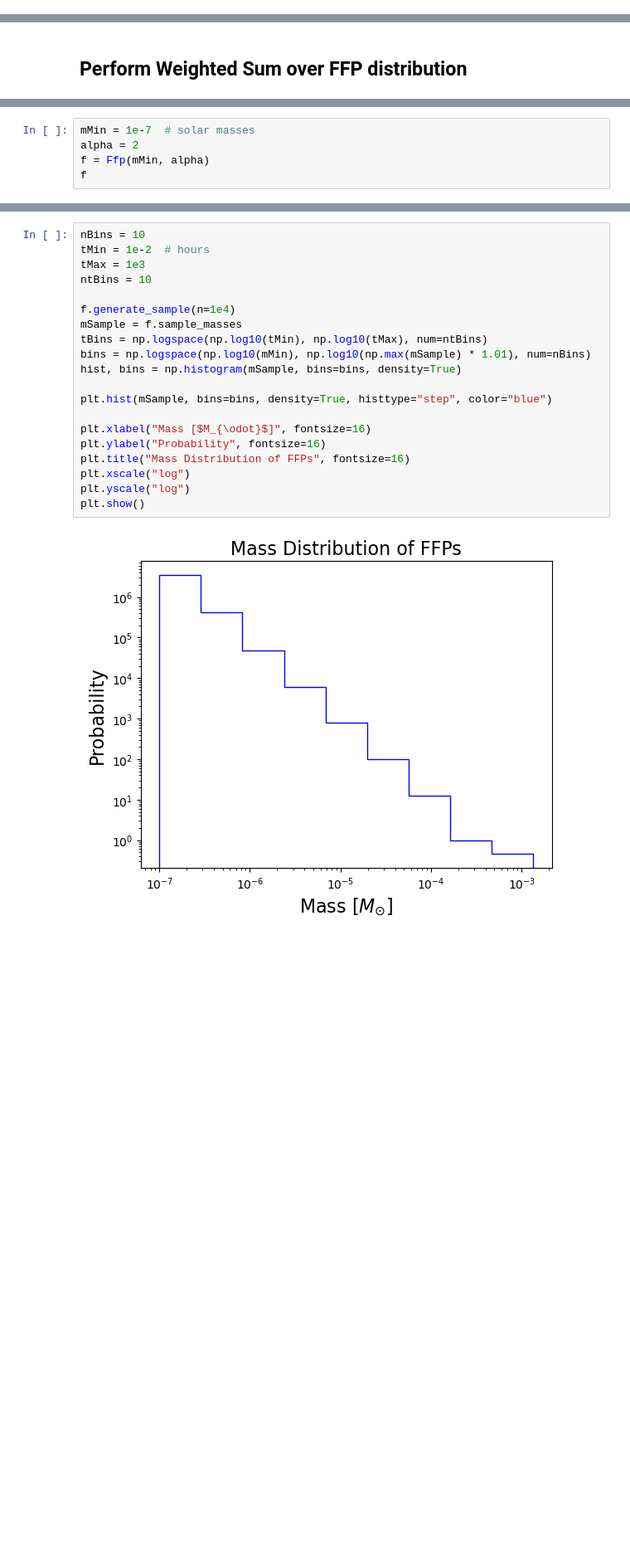
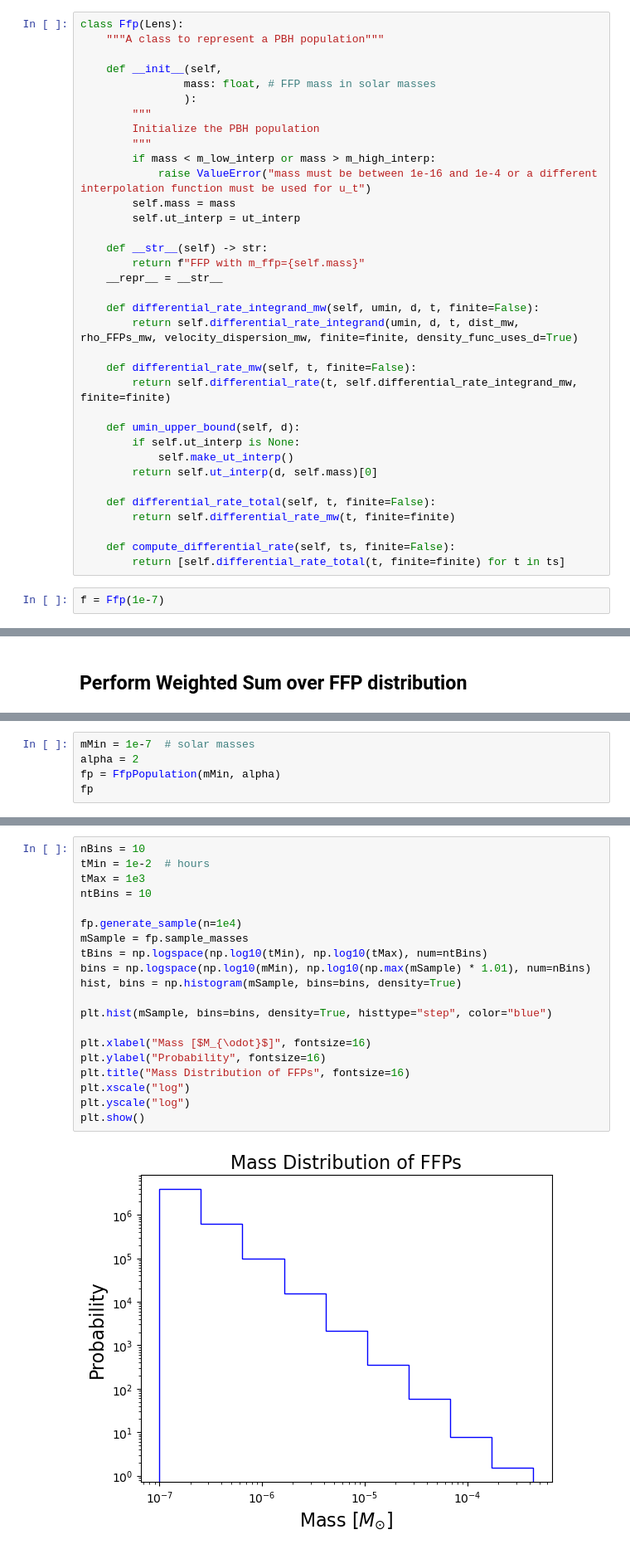
Before and after one commit to NolanSmyth/LensCalcPy, a Jupyter notebook: nbs/01_ffp.ipynb, the cells around one changed output, grey strips where cells are left out. Shown at 83% size. Drawn from its saved outputs; the diff is of its cells as text; blank space fills up the shorter version.

Commit message:
Separated ffp from ffp population

```diff
--- a/nbs/01_ffp.ipynb
+++ b/nbs/01_ffp.ipynb
@@ -226 +208,38 @@ def dGdt_FFP(t, m_ffp, finite=False):
+# %%
+class Ffp(Lens):
+    """A class to represent a PBH population"""
+
+    def __init__(self,
+                mass: float, # FFP mass in solar masses
+                ):
+        """
+        Initialize the PBH population
+        """
+        if mass < m_low_interp or mass > m_high_interp:
+            raise ValueError("mass must be between 1e-16 and 1e-4 or a different interpolation function must be used for u_t")
+        self.mass = mass
+        self.ut_interp = ut_interp
+
+    def __str__(self) -> str:
+        return f"FFP with m_ffp={self.mass}"
+    __repr__ = __str__
+
+    def differential_rate_integrand_mw(self, umin, d, t, finite=False):
+        return self.differential_rate_integrand(umin, d, t, dist_mw, rho_FFPs_mw, velocity_dispersion_mw, finite=finite, density_func_uses_d=True)
+
+    def differential_rate_mw(self, t, finite=False):
+        return self.differential_rate(t, self.differential_rate_integrand_mw, finite=finite)
+
+    def umin_upper_bound(self, d):
+        if self.ut_interp is None:
+            self.make_ut_interp()
+        return self.ut_interp(d, self.mass)[0]
+
+    def differential_rate_total(self, t, finite=False):
+        return self.differential_rate_mw(t, finite=finite)
+
+    def compute_differential_rate(self, ts, finite=False):
+        return [self.differential_rate_total(t, finite=finite) for t in ts]
+# %%
+f = Ffp(1e-7)
 # %%
@@ -321,6 +340,6 @@ class Ffp:
 # %%
 mMin = 1e-7  # solar masses
 alpha = 2
-f = Ffp(mMin, alpha)
-f
+fp = FfpPopulation(mMin, alpha)
+fp
 # %% [output]
@@ -328,23 +347,23 @@ FFP: mlow=1e-07, alpha=2
 # %%
 nBins = 10
 tMin = 1e-2  # hours
 tMax = 1e3
 ntBins = 10
 
-f.generate_sample(n=1e4)
-mSample = f.sample_masses
+fp.generate_sample(n=1e4)
+mSample = fp.sample_masses
 tBins = np.logspace(np.log10(tMin), np.log10(tMax), num=ntBins)
 bins = np.logspace(np.log10(mMin), np.log10(np.max(mSample) * 1.01), num=nBins)
 hist, bins = np.histogram(mSample, bins=bins, density=True)
 
 plt.hist(mSample, bins=bins, density=True, histtype="step", color="blue")
 
 plt.xlabel("Mass [$M_{\odot}$]", fontsize=16)
 plt.ylabel("Probability", fontsize=16)
 plt.title("Mass Distribution of FFPs", fontsize=16)
 plt.xscale("log")
 plt.yscale("log")
 plt.show()
 # %% [output]
-[figure, old version]
+[figure, new version]
 # %%
```
Also changed, not shown: parts of 11 cells of this notebook, 11 other files.
